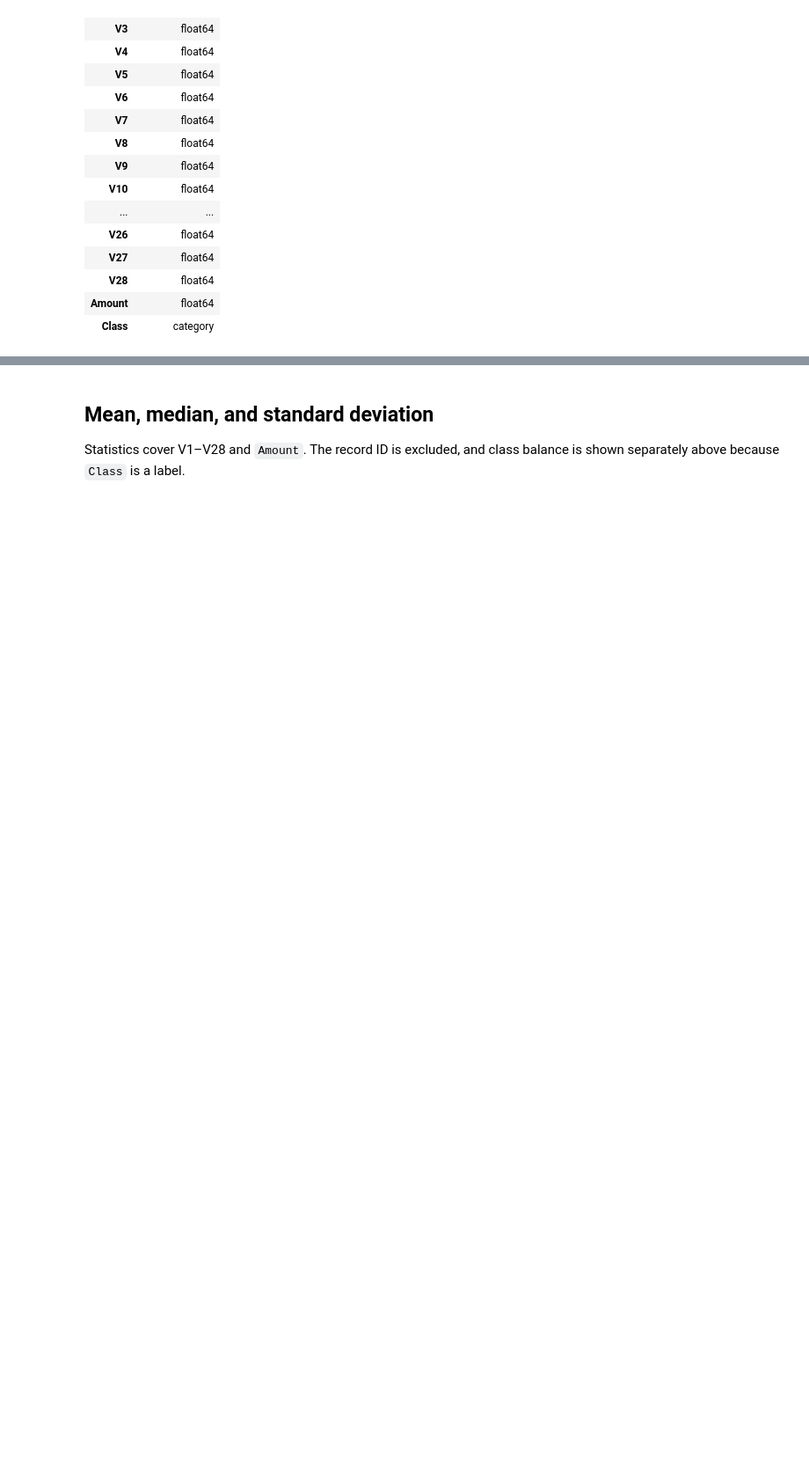
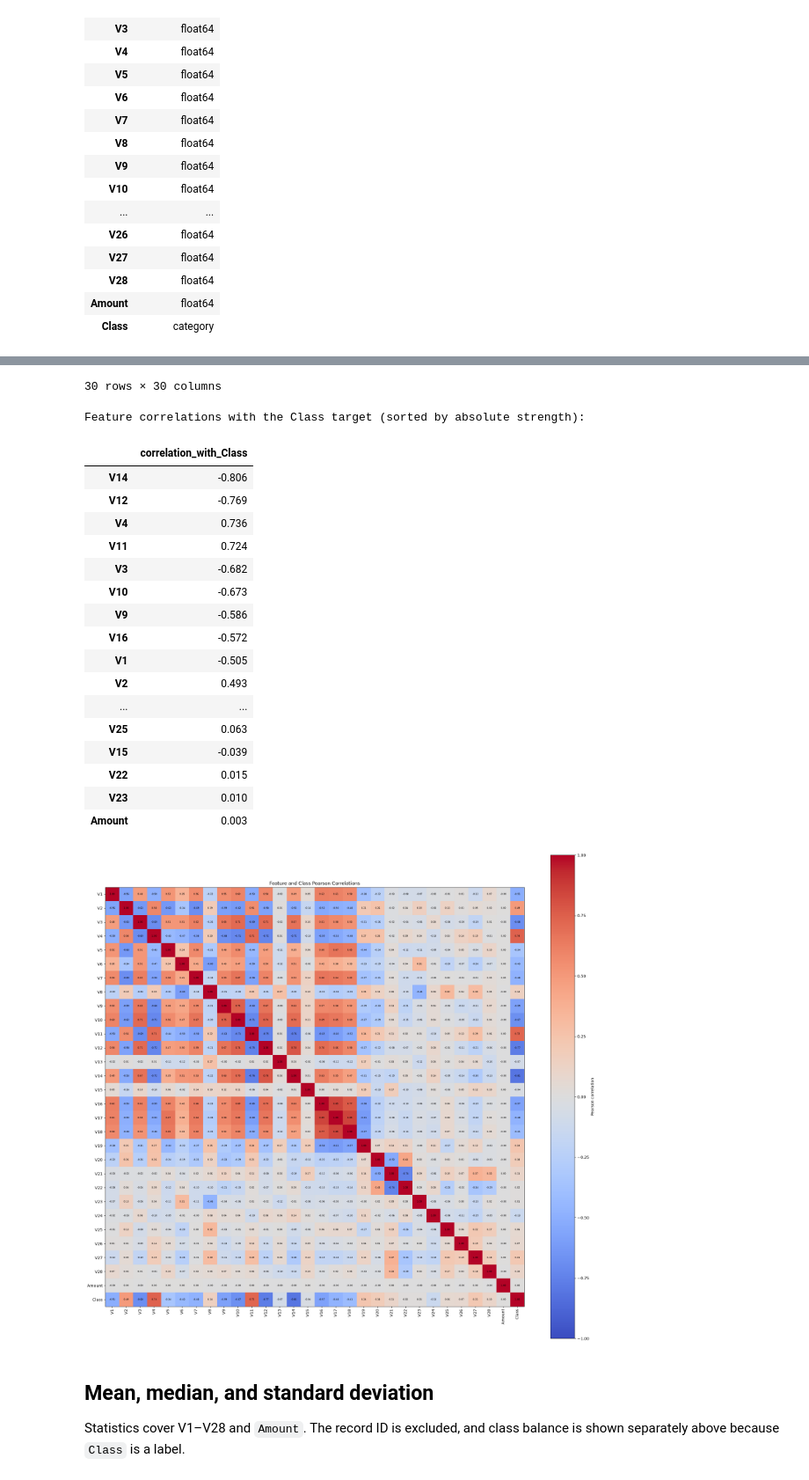
Before and after one commit to mincemeat7303/scaling-octo-happiness, a Jupyter notebook: ML_learn2.ipynb, the cells around one changed output, grey strips where cells are left out. Shown at 88% size. Cells and saved outputs as stored; diff of their text form; code cells hidden in the pictures; blank space fills up the shorter version.

```diff
--- a/ML_learn2.ipynb
+++ b/ML_learn2.ipynb
@@ -108,0 +120,17 @@ Prepared data types:
+# %%
+from sklearn.model_selection import train_test_split
+
+X = df_prepared.drop(columns="Class").replace([np.inf, -np.inf], np.nan)
+y = df_prepared["Class"]
+
+# First set aside 15% for testing, then split the remainder into 70% train and 15% validation.
+X_train, X_test, y_train, y_test = train_test_split(
+    X, y, test_size=0.15, random_state=42, stratify=y
+)
+X_train, X_val, y_train, y_val = train_test_split(
+    X_train, y_train, test_size=(0.15 / 0.85), random_state=42, stratify=y_train
+)
+
+print(f"Training set:   {len(X_train):,} rows ({len(X_train) / len(df_prepared):.1%})")
+print(f"Validation set: {len(X_val):,} rows ({len(X_val) / len(df_prepared):.1%})")
+print(f"Test set:       {len(X_test):,} rows ({len(X_test) / len(df_prepared):.1%})")
@@ -108,0 +198,43 @@ Prepared data types:
+# %%
+training_data = X_train.copy()
+training_data["Class"] = y_train.astype(int)
+correlation_matrix = training_data.corr()
+
+print("Pearson correlation matrix:")
+display(correlation_matrix.round(2))
+
+print("Feature correlations with the Class target (sorted by absolute strength):")
+target_correlations = (
+    correlation_matrix["Class"]
+    .drop("Class")
+    .sort_values(key=abs, ascending=False)
+    .rename("correlation_with_Class")
+    .to_frame()
+    .round(3)
+)
+display(target_correlations)
+
+import matplotlib.pyplot as plt
+
+fig, ax = plt.subplots(figsize=(20, 18))
+heatmap = ax.imshow(correlation_matrix, cmap="coolwarm", vmin=-1, vmax=1)
+labels = correlation_matrix.columns
+ax.set_xticks(range(len(labels)), labels=labels, rotation=90)
+ax.set_yticks(range(len(labels)), labels=labels)
+ax.set_title("Feature and Class Pearson Correlations")
+fig.colorbar(heatmap, ax=ax, label="Pearson correlation")
+
+for row in range(len(labels)):
+    for column in range(len(labels)):
+        ax.text(
+            column,
+            row,
+            f"{correlation_matrix.iat[row, column]:.2f}",
+            ha="center",
+            va="center",
+            fontsize=6,
+        )
+
+fig.tight_layout()
+plt.show()
+# %% [output]
@@ -109,3 +259,23 @@ Prepared data types:
+30 rows × 30 columns
+Feature correlations with the Class target (sorted by absolute strength):
+|  | correlation_with_Class |
+| V14 | -0.806 |
+| V12 | -0.769 |
+| V4 | 0.736 |
+| V11 | 0.724 |
+| V3 | -0.682 |
+| V10 | -0.673 |
+| V9 | -0.586 |
+| V16 | -0.572 |
+| V1 | -0.505 |
+| V2 | 0.493 |
+| ... | ... |
+| V25 | 0.063 |
+| V15 | -0.039 |
+| V22 | 0.015 |
+| V23 | 0.010 |
+| Amount | 0.003 |
+[figure, added]
 # %% [markdown]
 ## Mean, median, and standard deviation
 
```
Also changed, not shown: parts of 9 cells of this notebook, 3 other files.
